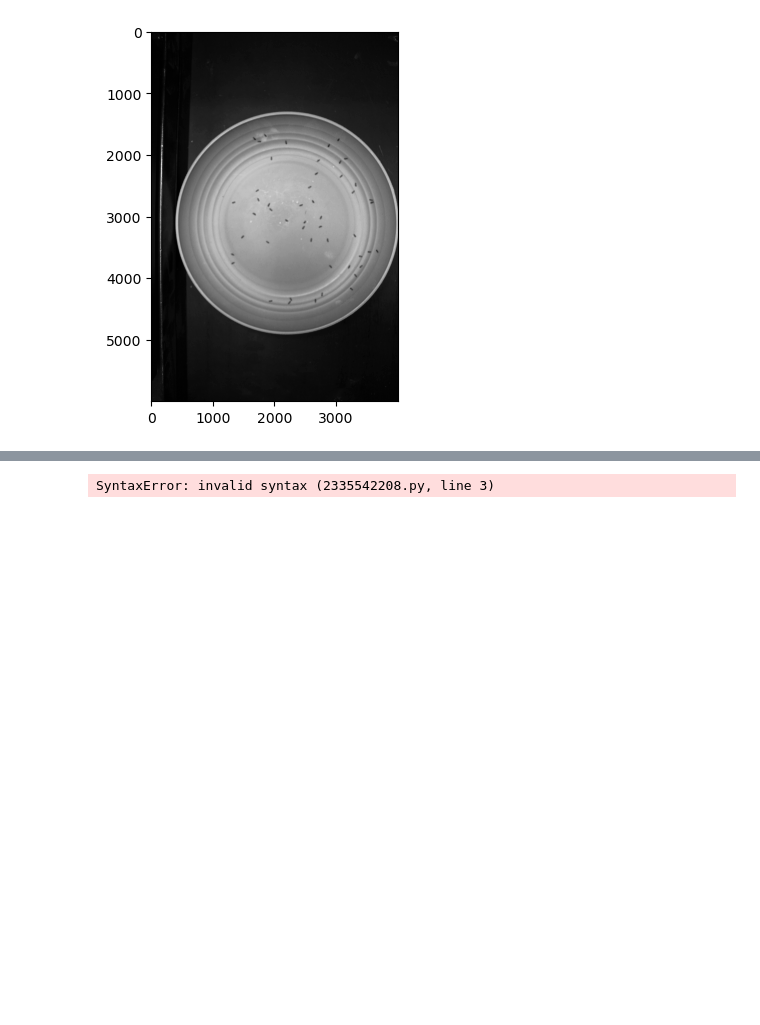
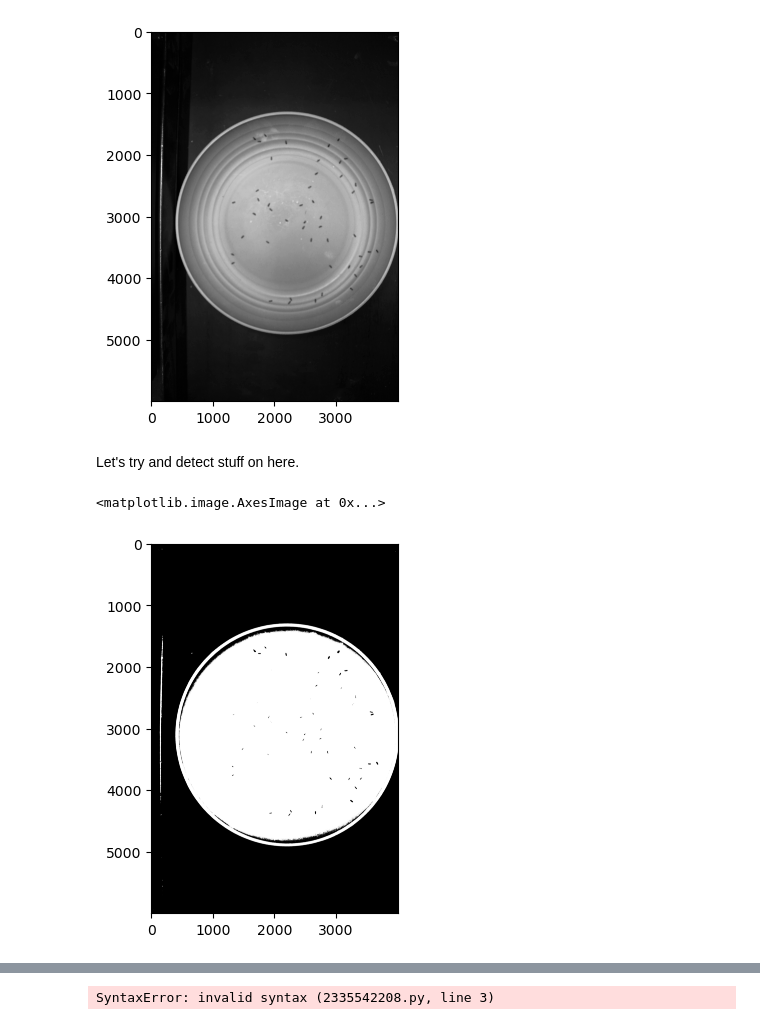
Before and after one commit to dallasLab/beetlecounting, a Jupyter notebook: ApproachTestingScratch.ipynb, the cells around one changed output, grey strips where cells are left out. Cells and saved outputs as stored; diff of their text form; code cells hidden in the pictures; blank space fills up the shorter version.

Commit message:
Grant playing with plate detection

```diff
--- a/ApproachTestingScratch.ipynb
+++ b/ApproachTestingScratch.ipynb
@@ -70,3 +70,12 @@ plt.imshow(gray, cmap="Greys")
 # %% [output]
 <matplotlib.image.AxesImage at 0x...>
 [figure]
+# %% [markdown]
+Let's try and detect stuff on here.
+# %%
+thresh = cv2.threshold(gray,0,255,cv2.THRESH_OTSU + cv2.THRESH_BINARY)[1]
+
+plt.imshow(thresh, cmap="Greys")
+# %% [output]
+<matplotlib.image.AxesImage at 0x...>
+[figure, added]
```
Also changed, not shown: parts of 10 cells of this notebook, 4 other files.
